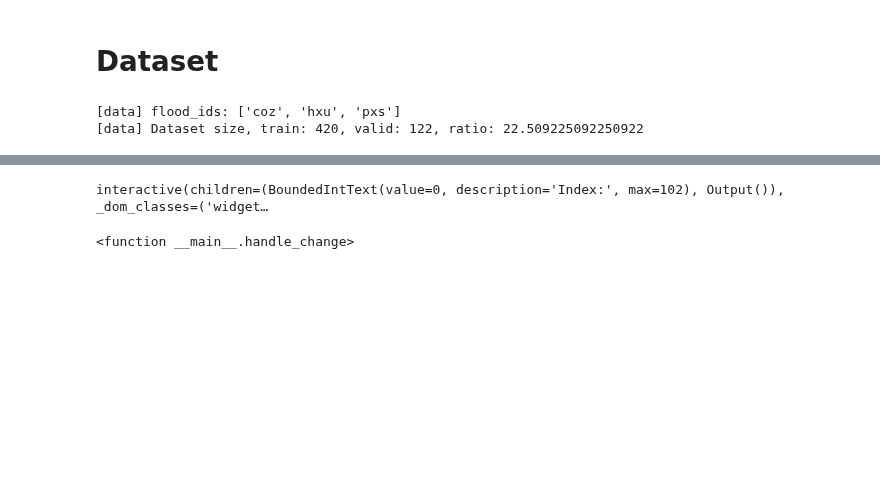
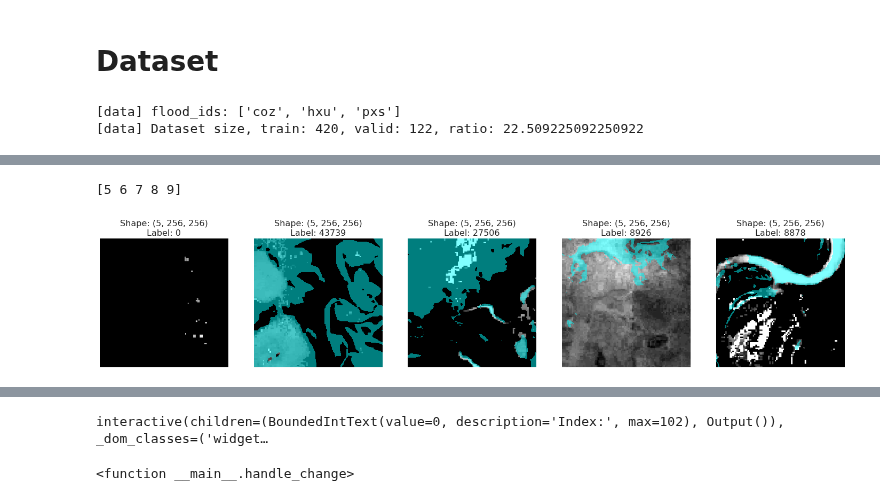
Before and after one commit to MIchaelKa/detect-flood-water, a Jupyter notebook: detect-flood-water-train.ipynb, the cells around one changed output, grey strips where cells are left out. Saved outputs shown, nothing was run; the diff lists cells and outputs as text; code cells hidden in the pictures; blank space fills up the shorter version.

```diff
--- a/detect-flood-water-train.ipynb
+++ b/detect-flood-water-train.ipynb
@@ -363,3 +367,8 @@ Compose([
+# %%
+show_dataset(train_dataset, 5, 5, feature_index=3, show_mask=True, show_hist=False)
+# %% [output]
+[5 6 7 8 9]
+[figure, added]
 # %%
 show_dataset(train_dataset, 5, 5, feature_index=2, show_mask=True, show_hist=True)
 # %% [output]
```
Also changed, not shown: parts of 30 cells of this notebook, 6 other files.
